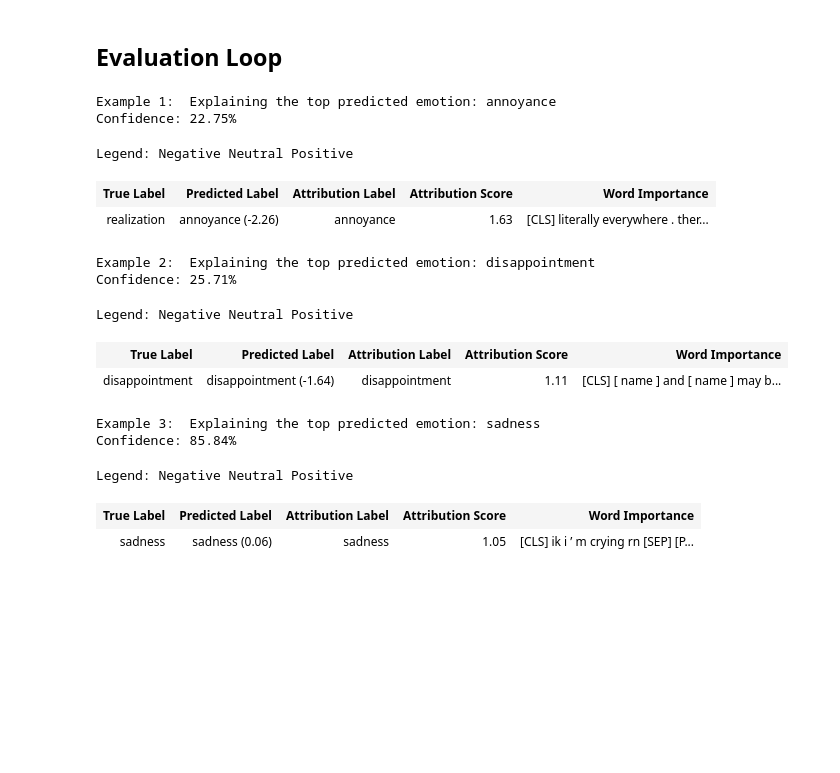
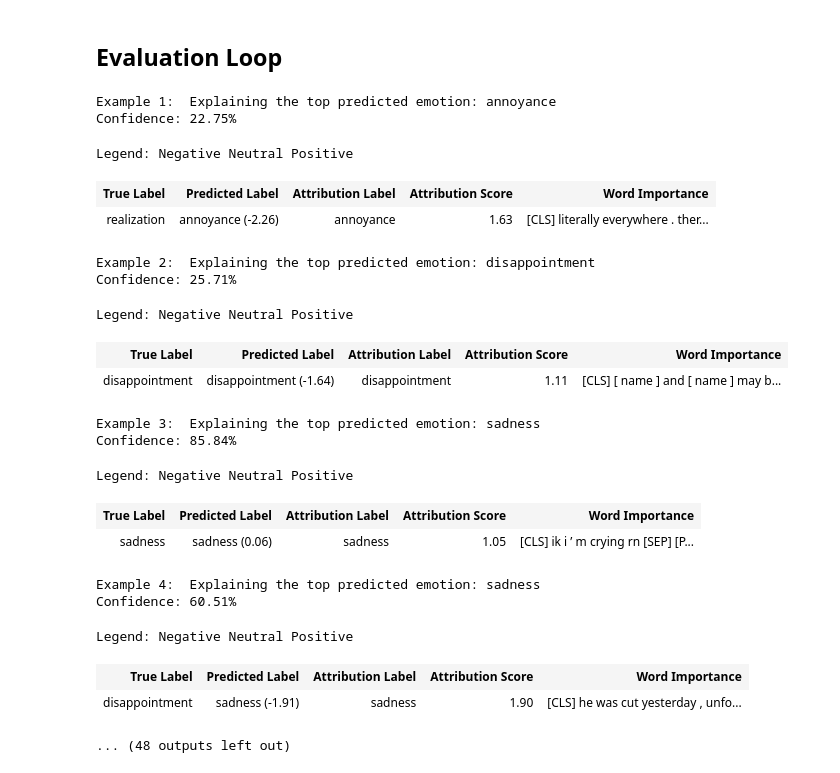
Before and after one commit to BERTsBagels/IMCS3020U_Project_EmotionClassification_Interpretability, a Jupyter notebook: notebooks/IG.ipynb, the cells around one changed output. Saved outputs shown, nothing was run; the diff lists cells and outputs as text; code cells hidden in the pictures; blank space fills up the shorter version.

```diff
--- a/notebooks/IG.ipynb
+++ b/notebooks/IG.ipynb
@@ -130,7 +130,7 @@ val_dataset = GoEmotionsDataset(val_encodings, val_labels)
 from torch.utils.data import DataLoader, RandomSampler, SequentialSampler
 
 # Set batch size here
-BATCH_SIZE = 64
+BATCH_SIZE = 100
 
 # Training DataLoader
 train_dataloader = DataLoader(
@@ -289,6 +287,6 @@ get_texts_list = tokenizer.batch_decode(batch['input_ids'], skip_special_tokens=
 # %%
-# takes the first 3 examples in the batch
-for i in range(3):
+# takes the first 10 examples in the batch
+for i in range(20):
     # prepare the input one example at a time
     input_ids = batch['input_ids'][i].unsqueeze(0).to(device)
     attention_mask = batch['attention_mask'][i].unsqueeze(0).to(device)
@@ -322,30 +320,36 @@ for i in range(3):
     attributions_sum = summarize_attributions(attributions)
 
 
     method_eval_score_vis = visualization.VisualizationDataRecord(
         word_attributions = attributions_sum,
         pred_prob = torch.max(model(input_ids).logits, dim=1)[0].item(),
         pred_class = top_label_name,
         true_class = id2label[torch.argmax(model(input_ids).logits, dim=1)[0].item()],
         attr_class = top_label_name, #get_texts_list[i], # TODO: Fix the mismatch with the text examples! Change the "texts[i]" to something else!
         attr_score = attributions_sum.sum(),
         raw_input_ids = tokenizer.convert_ids_to_tokens(input_ids.squeeze().tolist()),
         convergence_score = delta)
 
     visualization.visualize_text([method_eval_score_vis])
 # %% [output]
 Example 1:  Explaining the top predicted emotion: annoyance
 Confidence: 22.75%
 Legend: Negative Neutral Positive
 | True Label | Predicted Label | Attribution Label | Attribution Score | Word Importance |
 | realization | annoyance (-2.26) | annoyance | 1.63 | [CLS] literally everywhere . ther... |
 Example 2:  Explaining the top predicted emotion: disappointment
 Confidence: 25.71%
 Legend: Negative Neutral Positive
 | True Label | Predicted Label | Attribution Label | Attribution Score | Word Importance |
 | disappointment | disappointment (-1.64) | disappointment | 1.11 | [CLS] [ name ] and [ name ] may b... |
 Example 3:  Explaining the top predicted emotion: sadness
 Confidence: 85.84%
 Legend: Negative Neutral Positive
 | True Label | Predicted Label | Attribution Label | Attribution Score | Word Importance |
 | sadness | sadness (0.06) | sadness | 1.05 | [CLS] ik i ’ m crying rn [SEP] [P... |
+Example 4:  Explaining the top predicted emotion: sadness
+Confidence: 60.51%
+Legend: Negative Neutral Positive
+| True Label | Predicted Label | Attribution Label | Attribution Score | Word Importance |
+| disappointment | sadness (-1.91) | sadness | 1.90 | [CLS] he was cut yesterday , unfo... |
+... (48 outputs left out)
```
Also changed, not shown: parts of 4 cells of this notebook.
